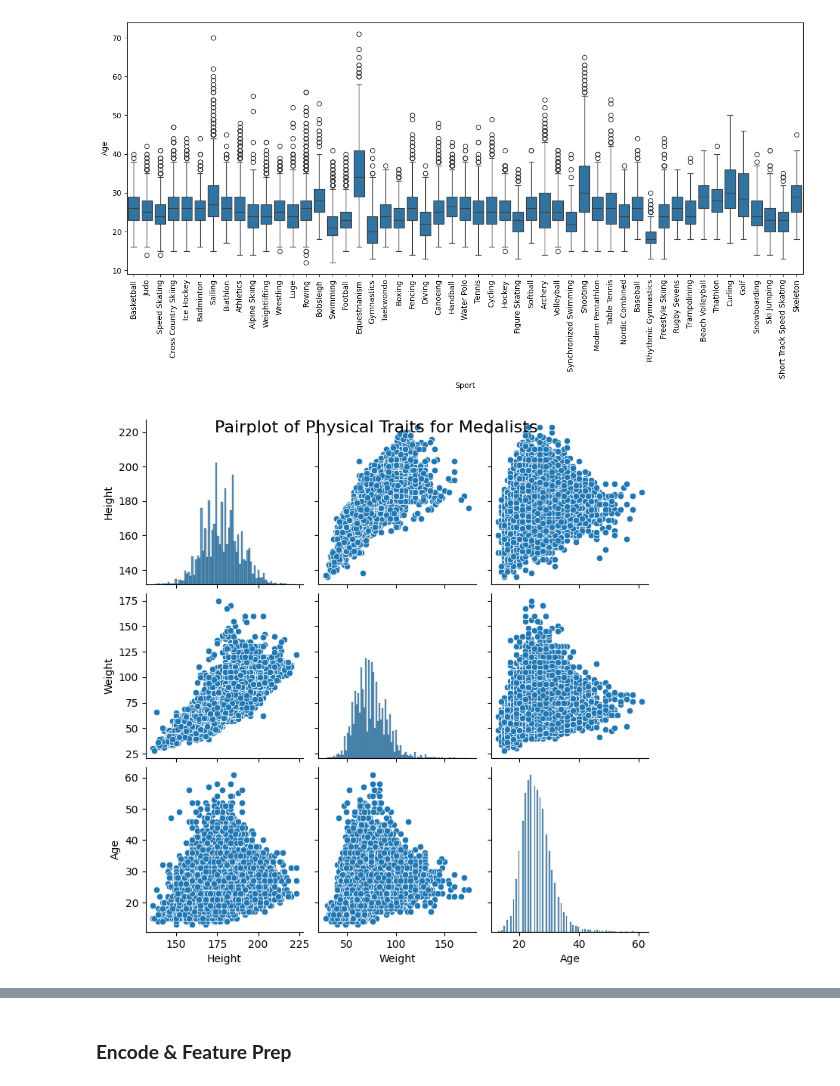
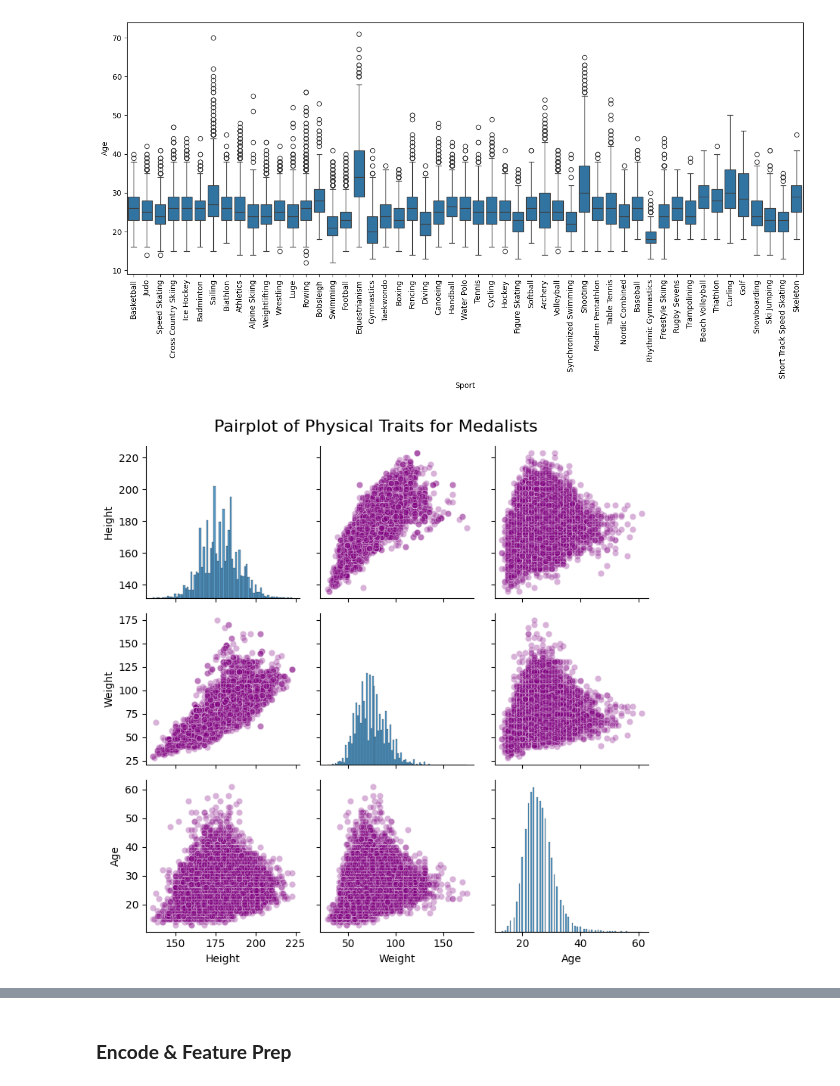
Before and after one commit to SophiaKim100/NDSRP, a Jupyter notebook: Olympic_Events.ipynb, the cells around one changed output, grey strips where cells are left out. Cells and saved outputs as stored; diff of their text form; code cells hidden in the pictures.

```diff
--- a/Olympic_Events.ipynb
+++ b/Olympic_Events.ipynb
@@ -130,11 +128,12 @@ plt.show()
 # %% [output]
 [figure]
 # %%
-medalists_df = all_df[all_df['Medalist'] == 1]
-non_medalists_df = all_df[all_df['Medalist'] == 0]
+all_medalists_df = all_df[all_df['Medalist'] == 1]
+all_non_medalists_df = all_df[all_df['Medalist'] == 0]
 # %%
-sns.pairplot(medalists_df[['Height', 'Weight', 'Age']], palette='Greens', diag_kind='hist')
+sns.pairplot(all_medalists_df[['Height', 'Weight', 'Age']],  diag_kind='hist',plot_kws={'alpha': 0.3, 'color': 'purple'})
 plt.suptitle("Pairplot of Physical Traits for Medalists", fontsize=16)
+plt.tight_layout()
 plt.show()
 # %% [output]
-[figure, old version]
+[figure, new version]
```
Also changed, not shown: parts of 21 cells of this notebook.
